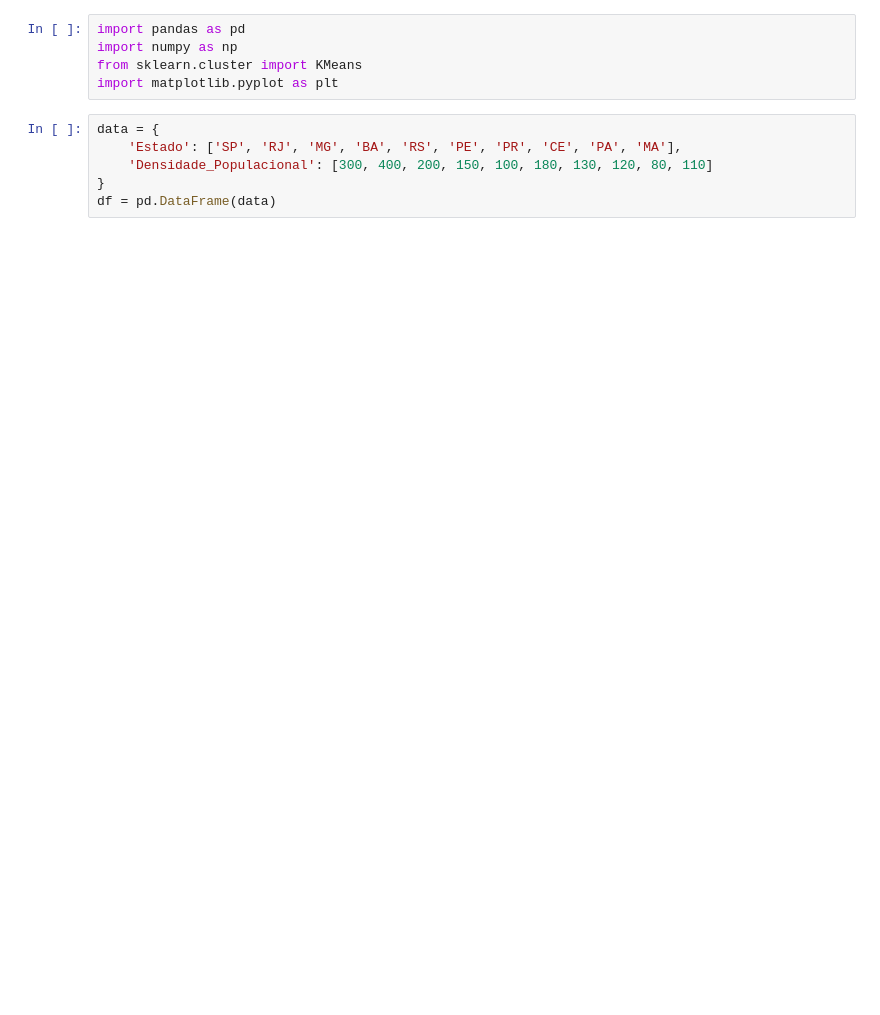
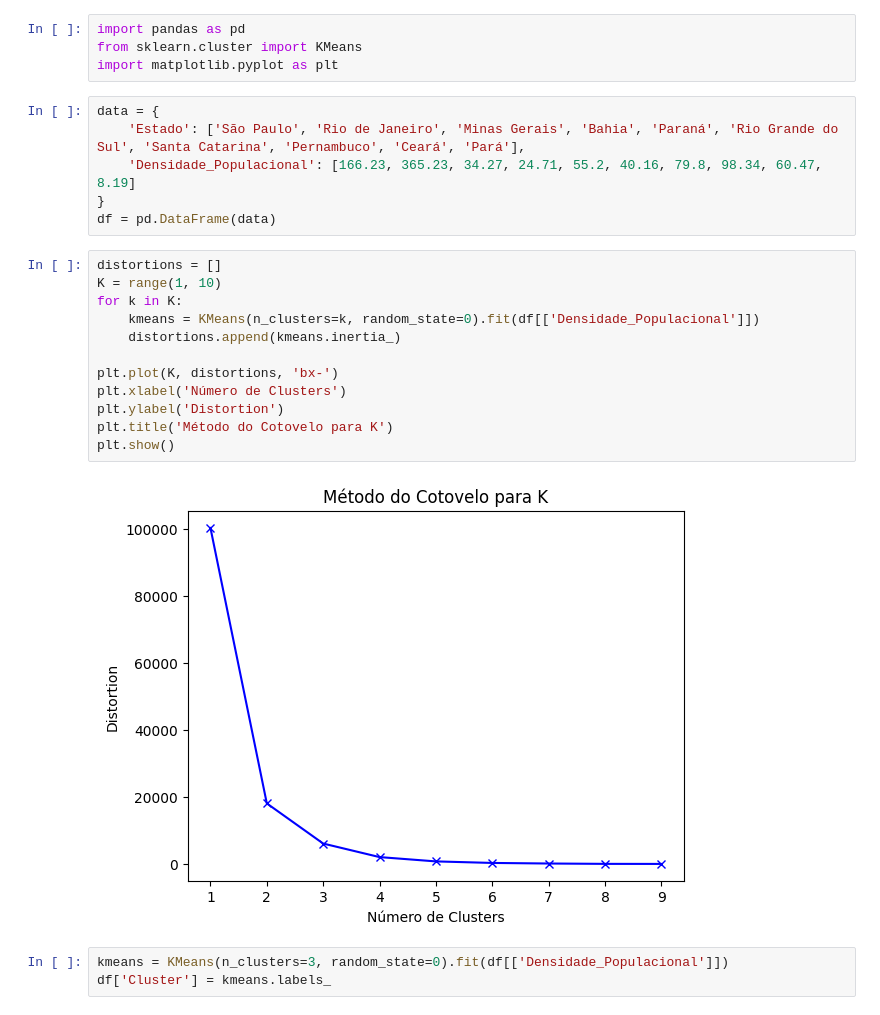
Before and after one commit to VilarimLucas/k-means, a Jupyter notebook: miniprojeto_01_k_means.ipynb, the cells around one changed output. Drawn from its saved outputs; the diff is of its cells as text; blank space fills up the shorter version.

```diff
--- a/miniprojeto_01_k_means.ipynb
+++ b/miniprojeto_01_k_means.ipynb
@@ -2,13 +2,29 @@
 <a href="https://colab.research.google.com/github/VilarimLucas/k-means/blob/main/miniprojeto_01_k_means.ipynb" target="_parent"><img src="https://colab.research.google.com/assets/colab-badge.svg" alt="Open In Colab"/></a>
 # %%
 import pandas as pd
-import numpy as np
 from sklearn.cluster import KMeans
 import matplotlib.pyplot as plt
-# %%
-data = {
-    'Estado': ['SP', 'RJ', 'MG', 'BA', 'RS', 'PE', 'PR', 'CE', 'PA', 'MA'],
-    'Densidade_Populacional': [300, 400, 200, 150, 100, 180, 130, 120, 80, 110]
-}
-df = pd.DataFrame(data)
+# %%
+data = {
+    'Estado': ['São Paulo', 'Rio de Janeiro', 'Minas Gerais', 'Bahia', 'Paraná', 'Rio Grande do Sul', 'Santa Catarina', 'Pernambuco', 'Ceará', 'Pará'],
+    'Densidade_Populacional': [166.23, 365.23, 34.27, 24.71, 55.2, 40.16, 79.8, 98.34, 60.47, 8.19]
+}
+df = pd.DataFrame(data)
+# %%
+distortions = []
+K = range(1, 10)
+for k in K:
+    kmeans = KMeans(n_clusters=k, random_state=0).fit(df[['Densidade_Populacional']])
+    distortions.append(kmeans.inertia_)
+
+plt.plot(K, distortions, 'bx-')
+plt.xlabel('Número de Clusters')
+plt.ylabel('Distortion')
+plt.title('Método do Cotovelo para K')
+plt.show()
+# %% [output]
+[figure, added]
+# %%
+kmeans = KMeans(n_clusters=3, random_state=0).fit(df[['Densidade_Populacional']])
+df['Cluster'] = kmeans.labels_
 # %%
```
Also changed, not shown: parts of 1 cell of this notebook.
